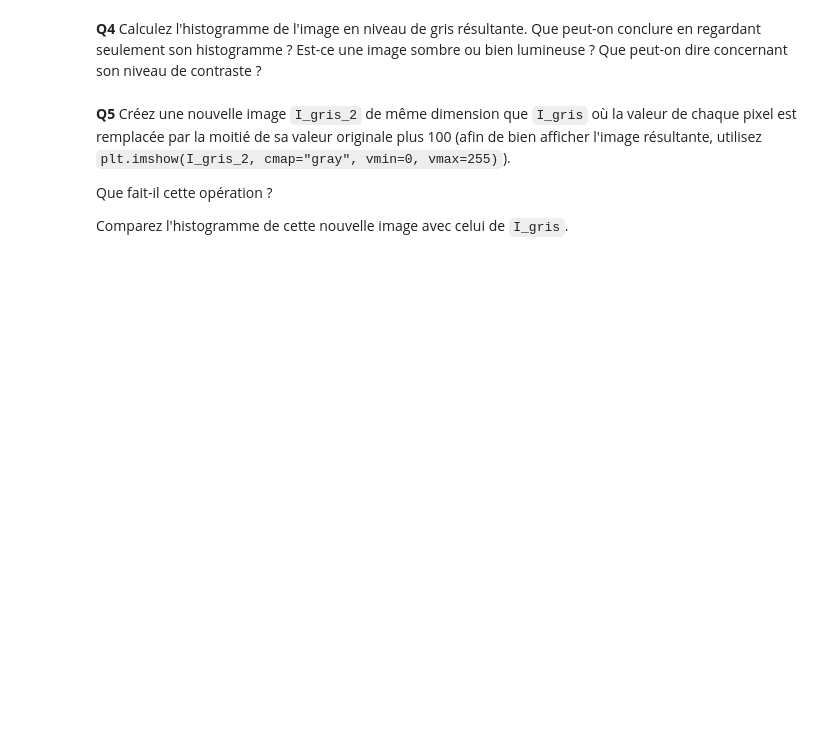
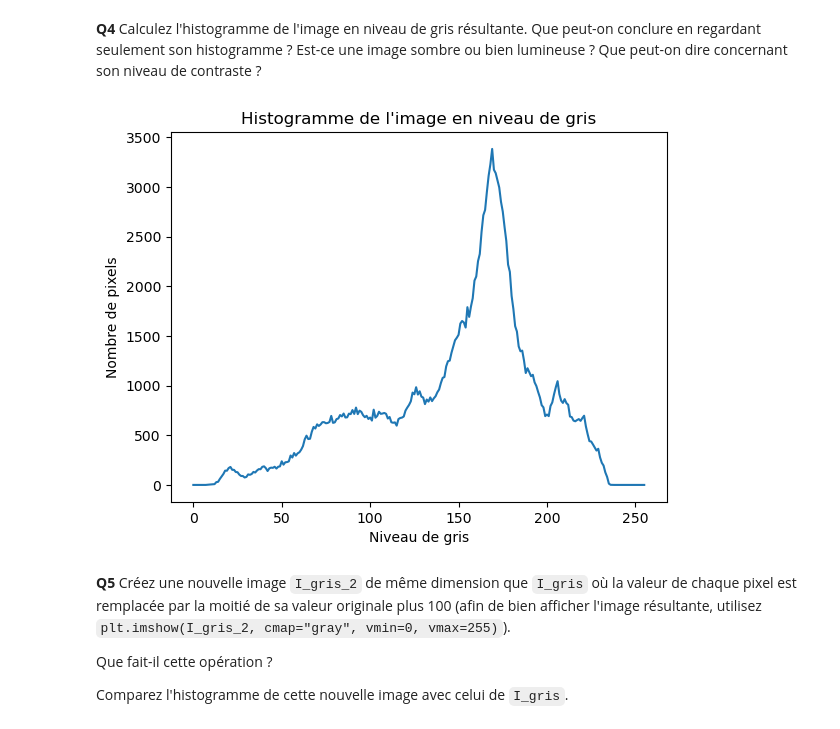
Before and after one commit to linventif/tp-image, a Jupyter notebook: revision/Revision.ipynb, the cells around one changed output. Cells and saved outputs as stored; diff of their text form; code cells hidden in the pictures; blank space fills up the shorter version.

````diff
--- a/revision/Revision.ipynb
+++ b/revision/Revision.ipynb
@@ -102,7 +146,24 @@ Si plusieurs images/figures doivent être affichées dans une même cellule, ajo
 # %% [markdown]
 **Q4** Calculez l'histogramme de l'image en niveau de gris résultante. Que peut-on conclure en regardant seulement son histogramme ? Est-ce une image sombre ou bien lumineuse ? Que peut-on dire concernant son niveau de contraste ?
 # %%
-# A completer...
+def histogramme(img):
+    hist = np.zeros(256)
+    for i in range(img.shape[0]):
+        for j in range(img.shape[1]):
+            hist[img[i][j]] += 1
+    return hist
+
+# Calcul de l'histogramme
+hist = histogramme(I_gris)
+
+plt.figure()
+plt.plot(hist)
+plt.title("Histogramme de l'image en niveau de gris")
+plt.xlabel("Niveau de gris")
+plt.ylabel("Nombre de pixels")
+plt.show()
+# %% [output]
+[figure, added]
 # %% [markdown]
 **Q5** Créez une nouvelle image ```I_gris_2``` de même dimension que ```I_gris``` où la valeur de chaque pixel est remplacée par la moitié de sa valeur originale plus 100 (afin de bien afficher l'image résultante, utilisez ```plt.imshow(I_gris_2, cmap="gray", vmin=0, vmax=255)```).
 
````
Also changed, not shown: parts of 9 cells of this notebook, 7 other files.
